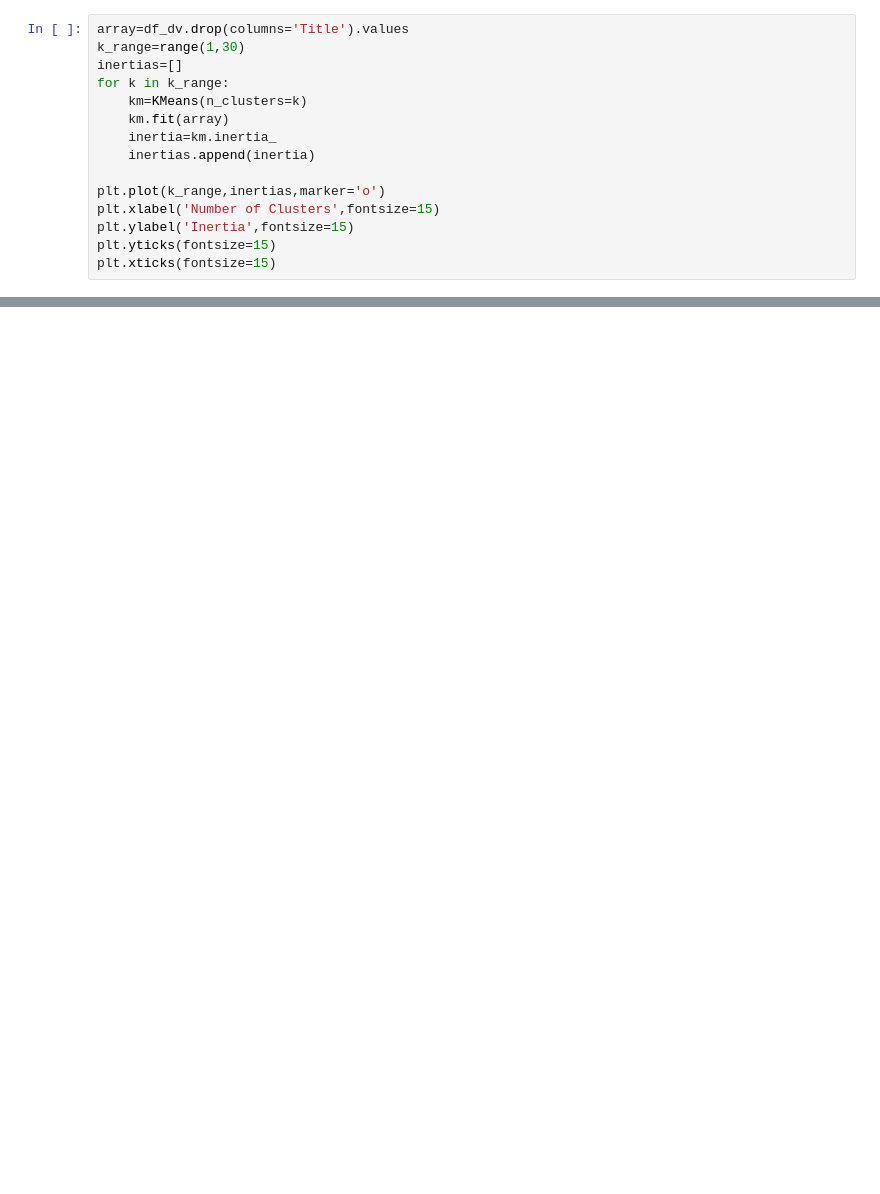
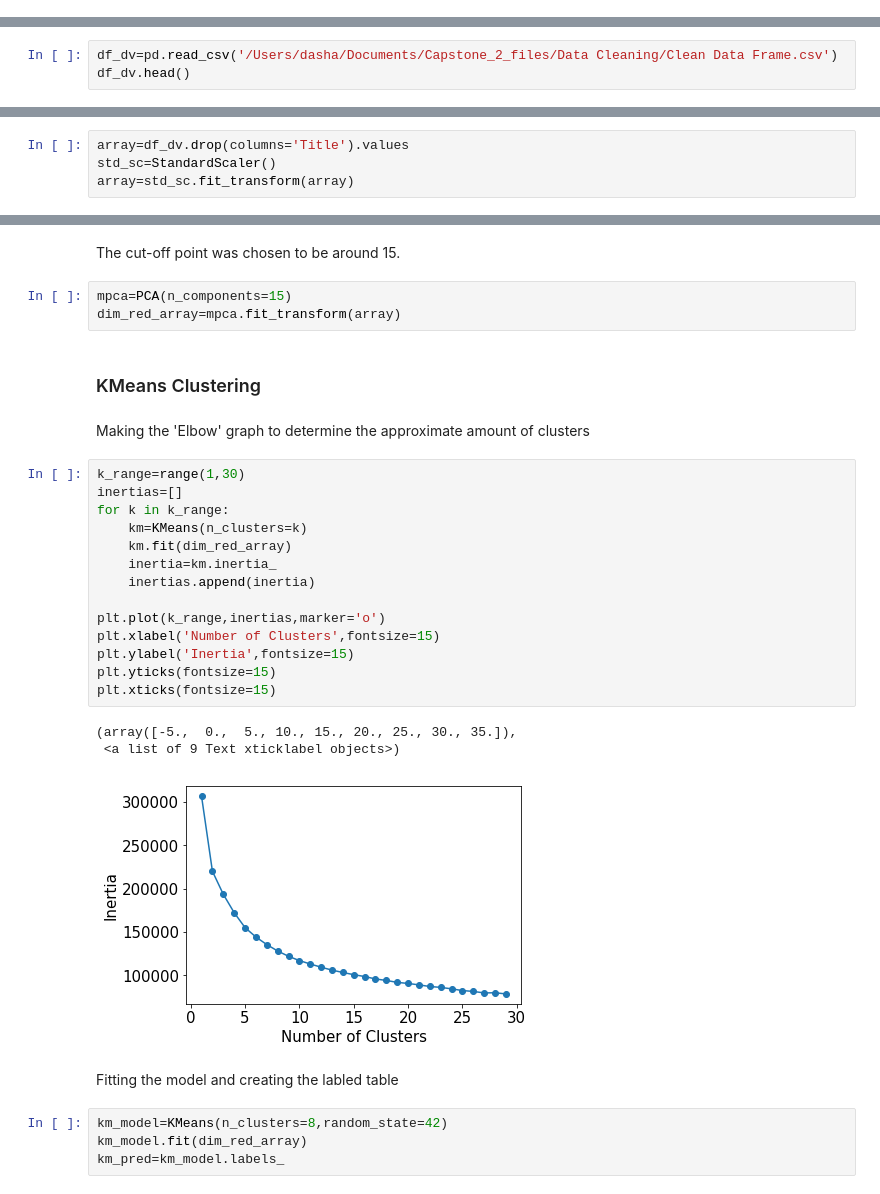
Before and after one commit to dariazhuk357/Capstone_Project_2, a Jupyter notebook: Machine Learning/Machine Learning .ipynb, the cells around one changed output, grey strips where cells are left out. Cells and saved outputs as stored; diff of their text form; blank space fills up the shorter version.

```diff
--- a/Machine Learning/Machine Learning .ipynb
+++ b/Machine Learning/Machine Learning .ipynb
@@ -20,15 +0,0 @@ df_dv.head()
-# %%
-array=df_dv.drop(columns='Title').values
-k_range=range(1,30)
-inertias=[]
-for k in k_range:
-    km=KMeans(n_clusters=k)
-    km.fit(array)
-    inertia=km.inertia_
-    inertias.append(inertia)
-
-plt.plot(k_range,inertias,marker='o')
-plt.xlabel('Number of Clusters',fontsize=15)
-plt.ylabel('Inertia',fontsize=15)
-plt.yticks(fontsize=15)
-plt.xticks(fontsize=15)
@@ -98,0 +15,3 @@ Text(0.5,0,'x')
+# %%
+df_dv=pd.read_csv('/Users/dasha/Documents/Capstone_2_files/Data Cleaning/Clean Data Frame.csv')
+df_dv.head()
@@ -98,0 +28,4 @@ Text(0.5,0,'x')
+# %%
+array=df_dv.drop(columns='Title').values
+std_sc=StandardScaler()
+array=std_sc.fit_transform(array)
@@ -98,0 +50,33 @@ Text(0.5,0,'x')
+# %% [markdown]
+The cut-off point was chosen to be around 15.
+# %%
+mpca=PCA(n_components=15)
+dim_red_array=mpca.fit_transform(array)
+# %% [markdown]
+### KMeans Clustering
+# %% [markdown]
+Making the 'Elbow' graph to determine the approximate amount of clusters
+# %%
+k_range=range(1,30)
+inertias=[]
+for k in k_range:
+    km=KMeans(n_clusters=k)
+    km.fit(dim_red_array)
+    inertia=km.inertia_
+    inertias.append(inertia)
+
+plt.plot(k_range,inertias,marker='o')
+plt.xlabel('Number of Clusters',fontsize=15)
+plt.ylabel('Inertia',fontsize=15)
+plt.yticks(fontsize=15)
+plt.xticks(fontsize=15)
+# %% [output]
+(array([-5.,  0.,  5., 10., 15., 20., 25., 30., 35.]),
+ <a list of 9 Text xticklabel objects>)
+[figure, added]
+# %% [markdown]
+Fitting the model and creating the labled table
+# %%
+km_model=KMeans(n_clusters=8,random_state=42)
+km_model.fit(dim_red_array)
+km_pred=km_model.labels_
```
Also changed, not shown: parts of 37 cells of this notebook.
